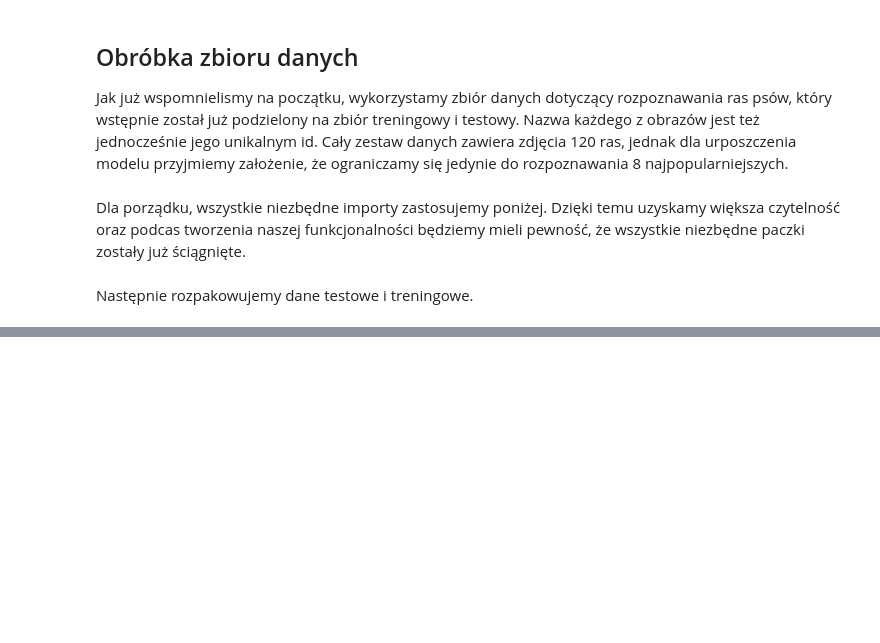
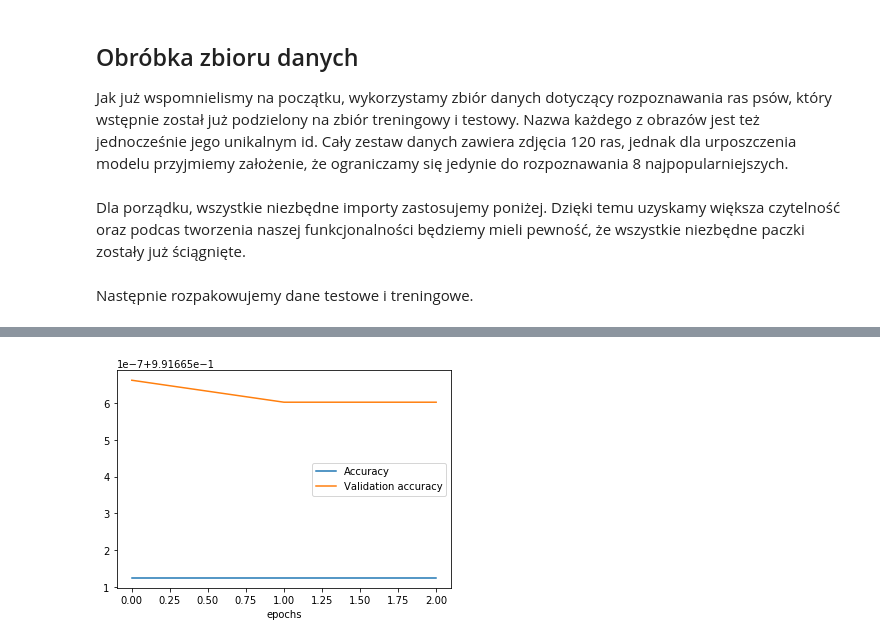
Before and after one commit to mic9410/dog-breeds-classification, a Jupyter notebook: Projekt końcowy.ipynb, the cells around one changed output, grey strips where cells are left out. Cells and saved outputs as stored; diff of their text form; code cells hidden in the pictures; blank space fills up the shorter version.

```diff
--- a/Projekt końcowy.ipynb
+++ b/Projekt końcowy.ipynb
@@ -315,0 +324,8 @@ labels[0:9]
+# %%
+plt.plot(hist.history['binary_accuracy'],label="Accuracy")
+plt.plot(hist.history['val_binary_accuracy'], label="Validation accuracy")
+plt.legend()
+plt.xlabel('epochs')
+plt.show()
+# %% [output]
+[figure, added]
```
Also changed, not shown: parts of 55 cells of this notebook.
